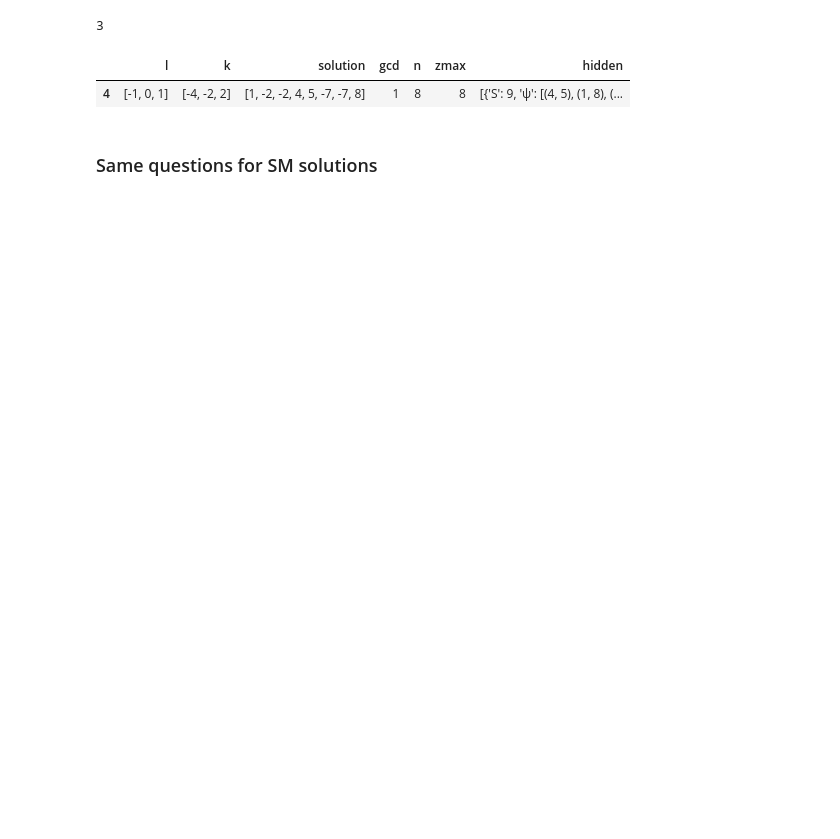
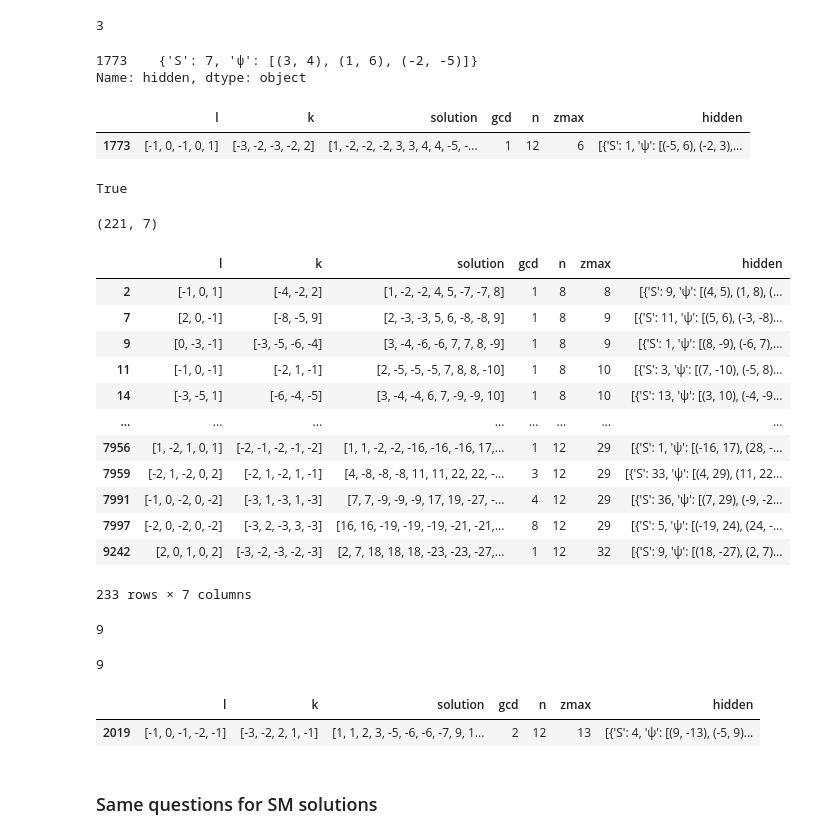
Before and after one commit to restrepo/Advanced_Computation, a Jupyter notebook: Data_Analysis.ipynb, the cells around one changed output. Saved outputs shown, nothing was run; the diff lists cells and outputs as text; code cells hidden in the pictures; blank space fills up the shorter version.

```diff
--- a/Data_Analysis.ipynb
+++ b/Data_Analysis.ipynb
@@ -42,3 +42,5 @@ pd.DataFrame([{'l':[1,3],'k':[2],
 ### Read the full dataset
 # %%
 df=pd.read_json('https://zenodo.org/record/5526707/files/solutions.json?download=1')
+# %%
+df=pd.read_json('solutions.json.gz')
@@ -106,7 +137,7 @@ def get_hidden_sector(l):
         if not massless:
             # ========= Quality check =======================
             # Check that all the elements of l can be removed
-            for INTERSECTIONS in [True,False]:
+            for INTERSECTIONS in [False,True]:
                 msvp=msv.copy()
                 lp=l.copy()
                 if INTERSECTIONS:
@@ -340,10 +633,55 @@ hs['hidden'].str[0].str['ψ'].apply(len).min()
 # %% [output]
 3
+# %%
+hs.loc[[1773]]['hidden'].str[-1]
+# %% [output]
+1773    {'S': 7, 'ψ': [(3, 4), (1, 6), (-2, -5)]}
+Name: hidden, dtype: object
+# %%
+hs.loc[[1773]]['hidden'].str[0]
+# %% [output]
+|  | l | k | solution | gcd | n | zmax | hidden |
+| 1773 | [-1, 0, -1, 0, 1] | [-3, -2, -3, -2, 2] | [1, -2, -2, -2, 3, 3, 4, 4, -5, -... | 1 | 12 | 6 | [{'S': 1, 'ψ': [(-5, 6), (-2, 3),... |
+# %%
+True or False
+# %% [output]
+True
+# %%
+hs[(hs['hidden'].str[0].str['ψ'].apply(len)==3)].shape
+# %% [output]
+(221, 7)
 # %%
-hs[hs['hidden'].str[0].str['ψ'].apply(len)==hs['hidden'].str[0].str['ψ'].apply(len).min()][:1]
+hs[(hs['hidden'].str[0].str['ψ'].apply(len)==3) |
+   (hs['hidden'].str[-1].str['ψ'].apply(len)==3)]
 # %% [output]
 |  | l | k | solution | gcd | n | zmax | hidden |
-| 4 | [-1, 0, 1] | [-4, -2, 2] | [1, -2, -2, 4, 5, -7, -7, 8] | 1 | 8 | 8 | [{'S': 9, 'ψ': [(4, 5), (1, 8), (... |
+| 2 | [-1, 0, 1] | [-4, -2, 2] | [1, -2, -2, 4, 5, -7, -7, 8] | 1 | 8 | 8 | [{'S': 9, 'ψ': [(4, 5), (1, 8), (... |
+| 7 | [2, 0, -1] | [-8, -5, 9] | [2, -3, -3, 5, 6, -8, -8, 9] | 1 | 8 | 9 | [{'S': 11, 'ψ': [(5, 6), (-3, -8)... |
+| 9 | [0, -3, -1] | [-3, -5, -6, -4] | [3, -4, -6, -6, 7, 7, 8, -9] | 1 | 8 | 9 | [{'S': 1, 'ψ': [(8, -9), (-6, 7),... |
+| 11 | [-1, 0, -1] | [-2, 1, -1] | [2, -5, -5, -5, 7, 8, 8, -10] | 1 | 8 | 10 | [{'S': 3, 'ψ': [(7, -10), (-5, 8)... |
+| 14 | [-3, -5, 1] | [-6, -4, -5] | [3, -4, -4, 6, 7, -9, -9, 10] | 1 | 8 | 10 | [{'S': 13, 'ψ': [(3, 10), (-4, -9... |
+| ... | ... | ... | ... | ... | ... | ... | ... |
+| 7956 | [1, -2, 1, 0, 1] | [-2, -1, -2, -1, -2] | [1, 1, -2, -2, -16, -16, -16, 17,... | 1 | 12 | 29 | [{'S': 1, 'ψ': [(-16, 17), (28, -... |
+| 7959 | [-2, 1, -2, 0, 2] | [-2, 1, -2, 1, -1] | [4, -8, -8, -8, 11, 11, 22, 22, -... | 3 | 12 | 29 | [{'S': 33, 'ψ': [(4, 29), (11, 22... |
+| 7991 | [-1, 0, -2, 0, -2] | [-3, 1, -3, 1, -3] | [7, 7, -9, -9, -9, 17, 19, -27, -... | 4 | 12 | 29 | [{'S': 36, 'ψ': [(7, 29), (-9, -2... |
+| 7997 | [-2, 0, -2, 0, -2] | [-3, 2, -3, 3, -3] | [16, 16, -19, -19, -19, -21, -21,... | 8 | 12 | 29 | [{'S': 5, 'ψ': [(-19, 24), (24, -... |
+| 9242 | [2, 0, 1, 0, 2] | [-3, -2, -3, -2, -3] | [2, 7, 18, 18, 18, -23, -23, -27,... | 1 | 12 | 32 | [{'S': 9, 'ψ': [(18, -27), (2, 7)... |
+233 rows × 7 columns
+# %%
+# What is the maximum number of DM particles?
+hs['hidden'].str[0].str['ψ'].apply(len).max()
+# %% [output]
+9
+# %%
+# What is the maximum number of DM particles?
+hs['hidden'].str[-1].str['ψ'].apply(len).max()
+# %% [output]
+9
+# %%
+hs[(hs['hidden'].str[0].str['ψ'].apply(len)==9)][:1]
+# %% [output]
+|  | l | k | solution | gcd | n | zmax | hidden |
+| 2019 | [-1, 0, -1, -2, -1] | [-3, -2, 2, 1, -1] | [1, 1, 2, 3, -5, -6, -6, -7, 9, 1... | 2 | 12 | 13 | [{'S': 4, 'ψ': [(9, -13), (-5, 9)... |
 # %% [markdown]
 ### Same questions for SM solutions
 # %%
```
Also changed, not shown: parts of 55 cells of this notebook, 1 other file.
